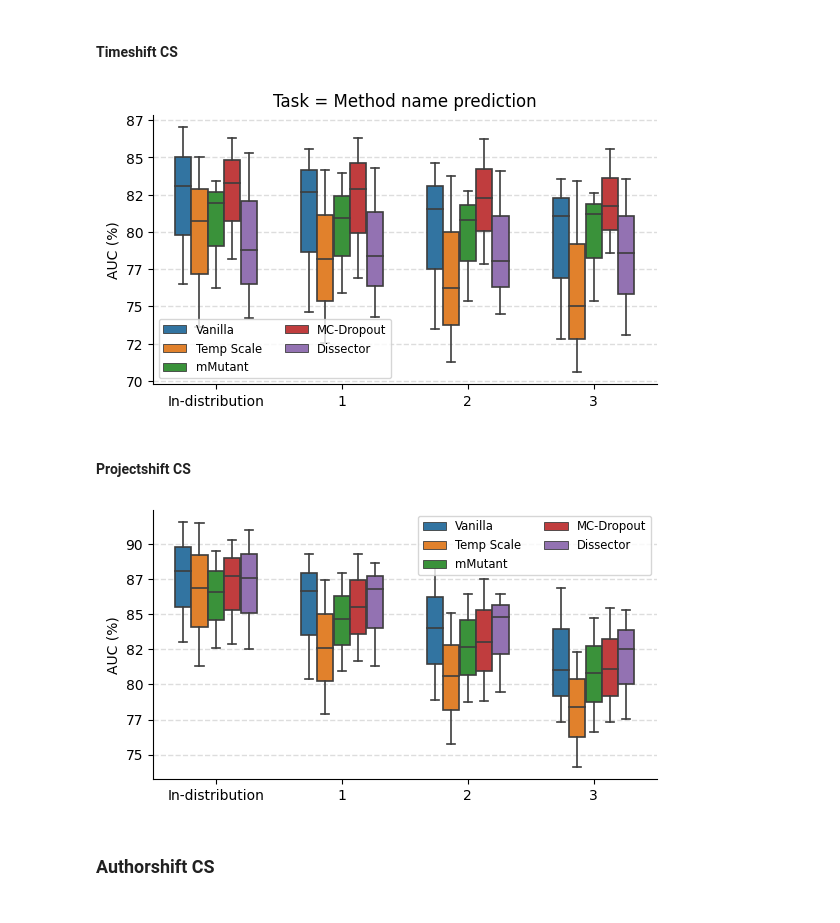
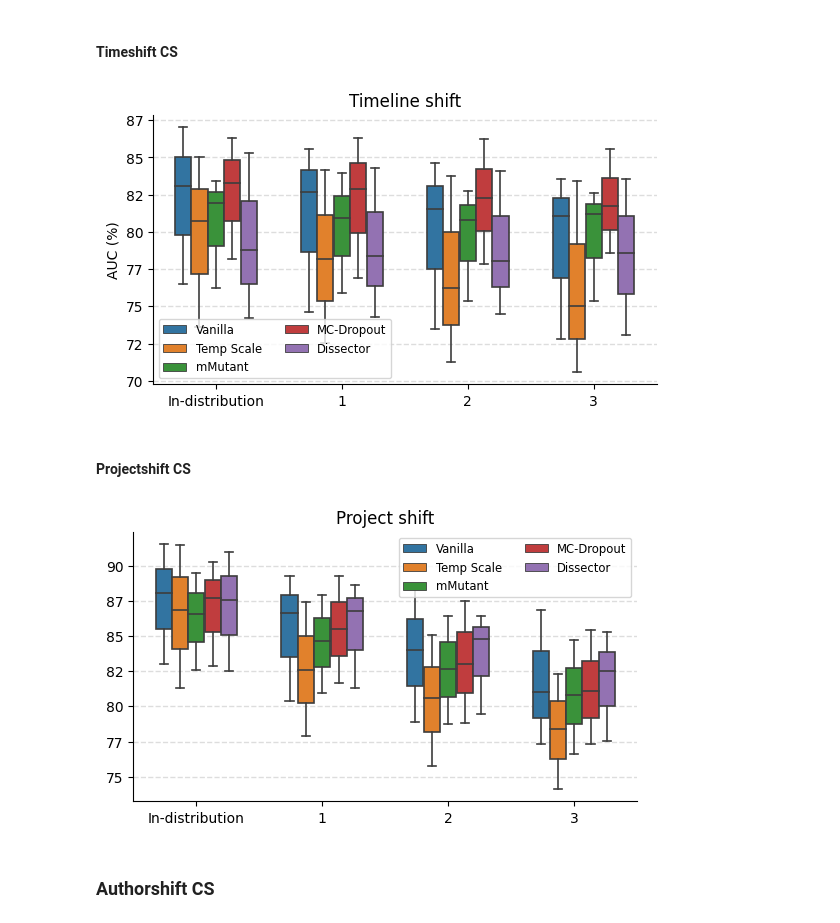
Before and after one commit to yul091/UncertaintyPL, a Jupyter notebook: notebooks/uncertainty_eval.ipynb, the cells around one changed output. Drawn from its saved outputs; the diff is of its cells as text; code cells hidden in the pictures.

```diff
--- a/notebooks/uncertainty_eval.ipynb
+++ b/notebooks/uncertainty_eval.ipynb
@@ -182,13 +182,13 @@ ax.spines['top'].set_visible(False)
 ax.legend(ncols=2, fontsize='small')
 # set the y-axis tick labels as integers
 ax.yaxis.set_major_formatter(plt.FormatStrFormatter('%d'))
-plt.title('Task = Method name prediction')
+plt.title('Timeline shift')
 plt.xlabel('')
 plt.ylabel('AUC (%)')
 plt.savefig('../Figure/time_cs_auc.pdf', bbox_inches='tight')
 plt.show()
 # %% [output]
-[figure, old version]
+[figure, new version]
 # %% [markdown]
 #### Projectshift CS
 # %%
@@ -218,35 +218,36 @@ data_melt = pd.melt(
     id_vars=['Method', 'Metric', 'Shift', 'Task', 'Model'],
     value_vars=['Validation', 'Shift1', 'Shift2', 'Shift3'],
     var_name='Shift_Intensity',
     value_name='AUC',
 )
 data_melt['Shift_Intensity'] = data_melt['Shift_Intensity'].map(shift_intensity_names)
 
 # Plot boxplot using seaborn
 method_order = ['Vanilla', 'Temp Scale', 'mMutant', 'MC-Dropout', 'Dissector']
 plt.figure(figsize=(6.5, 3.5))
 plt.grid(True, color='#DDDDDD', linestyle='--', linewidth=1)
 ax = sns.boxplot(
     data=data_melt,
     x='Shift_Intensity',
     y='AUC',
     hue='Method',
     hue_order=method_order,
     width=0.65,
     linewidth=1.2,
 )
 ax.set_axisbelow(True)
 ax.spines['right'].set_visible(False)
 ax.spines['top'].set_visible(False)
 ax.legend(ncols=2, fontsize='small')
 # set the y-axis tick labels as integers
 ax.yaxis.set_major_formatter(plt.FormatStrFormatter('%d'))
+plt.title('Project shift')
 plt.xlabel('')
-plt.ylabel('AUC (%)')
+plt.ylabel('')
 plt.savefig('../Figure/project_cs_auc.pdf', bbox_inches='tight')
 plt.show()
 # %% [output]
-[figure, old version]
+[figure, new version]
 # %% [markdown]
 ### Authorshift CS
 # %%
```
Also changed, not shown: parts of 4 cells of this notebook, 7 other files.
